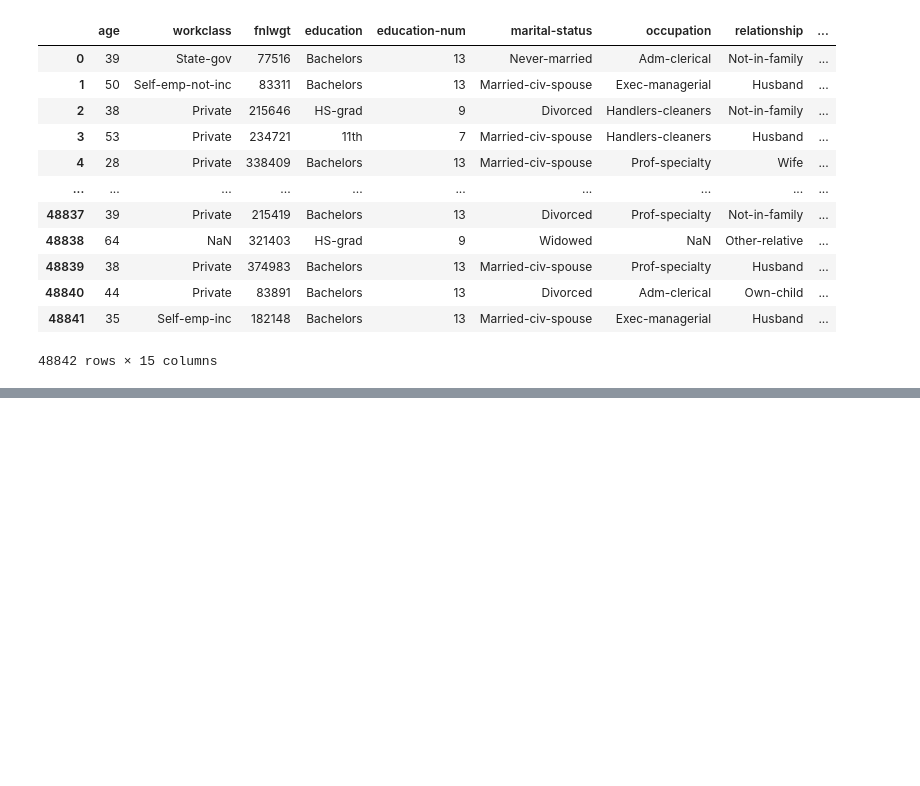
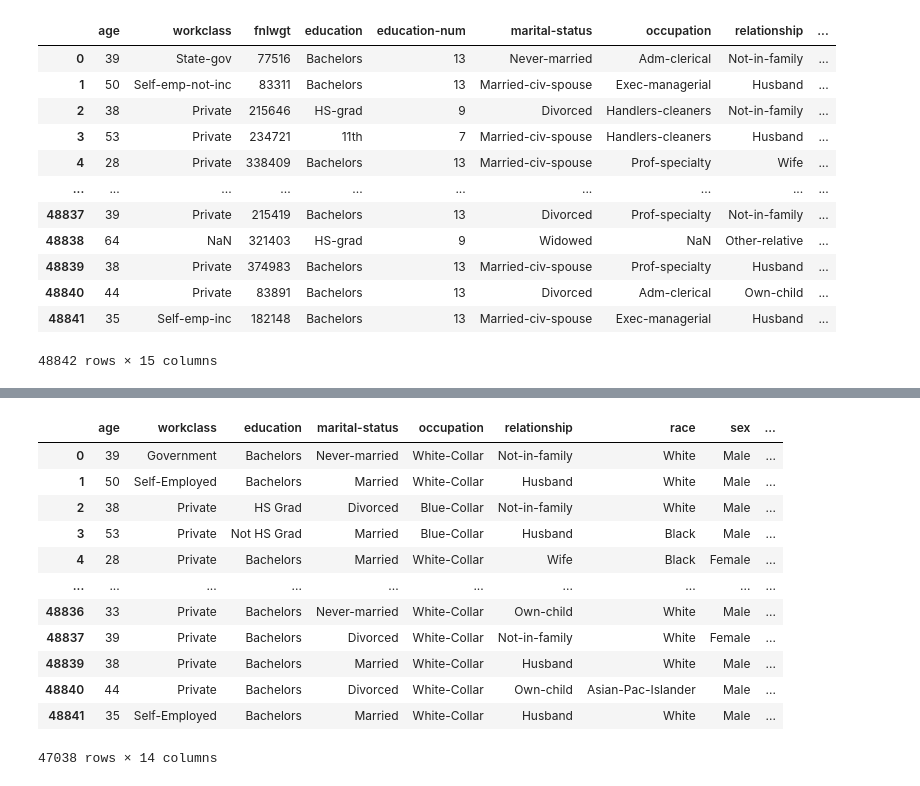
Before and after one commit to Radhika-8102/ML-Project-Team7-, a Jupyter notebook: Subha_censusdata.ipynb, the cells around one changed output, grey strips where cells are left out. Drawn from its saved outputs; the diff is of its cells as text; code cells hidden in the pictures; blank space fills up the shorter version.

```diff
--- a/Subha_censusdata.ipynb
+++ b/Subha_censusdata.ipynb
@@ -319,5 +541,17 @@ Hungary                          19
 Holand-Netherlands                1
 Name: count, dtype: int64
+# %%
+df["native-country"] = df["native-country"].replace("?", np.nan)
+# %%
+df = df.dropna(subset=["native-country"])
+# %%
+df = df.copy()  # ensure full copy
+
+df.loc[:, "is_us"] = (
+    df["native-country"].str.strip() == "United-States"
+).astype(int)
+# %%
+df.drop(columns=["native-country"], inplace=True)
 # %%
 df['income'].value_counts()
 # %% [output]
@@ -338 +570,17 @@ income
 Name: count, dtype: int64
+# %%
+df
+# %% [output]
+|  | age | workclass | education | marital-status | occupation | relationship | race | sex | ... |
+| 0 | 39 | Government | Bachelors | Never-married | White-Collar | Not-in-family | White | Male | ... |
+| 1 | 50 | Self-Employed | Bachelors | Married | White-Collar | Husband | White | Male | ... |
+| 2 | 38 | Private | HS Grad | Divorced | Blue-Collar | Not-in-family | White | Male | ... |
+| 3 | 53 | Private | Not HS Grad | Married | Blue-Collar | Husband | Black | Male | ... |
+| 4 | 28 | Private | Bachelors | Married | White-Collar | Wife | Black | Female | ... |
+| ... | ... | ... | ... | ... | ... | ... | ... | ... | ... |
+| 48836 | 33 | Private | Bachelors | Never-married | White-Collar | Own-child | White | Male | ... |
+| 48837 | 39 | Private | Bachelors | Divorced | White-Collar | Not-in-family | White | Female | ... |
+| 48839 | 38 | Private | Bachelors | Married | White-Collar | Husband | White | Male | ... |
+| 48840 | 44 | Private | Bachelors | Divorced | White-Collar | Own-child | Asian-Pac-Islander | Male | ... |
+| 48841 | 35 | Self-Employed | Bachelors | Married | White-Collar | Husband | White | Male | ... |
+47038 rows × 14 columns
```
Also changed, not shown: parts of 46 cells of this notebook.
